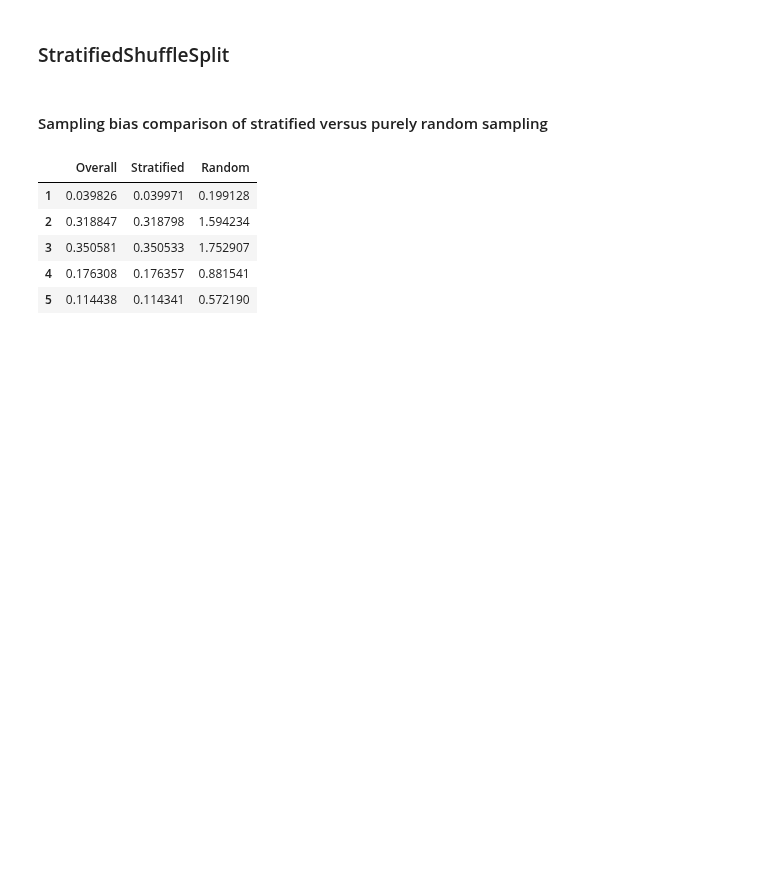
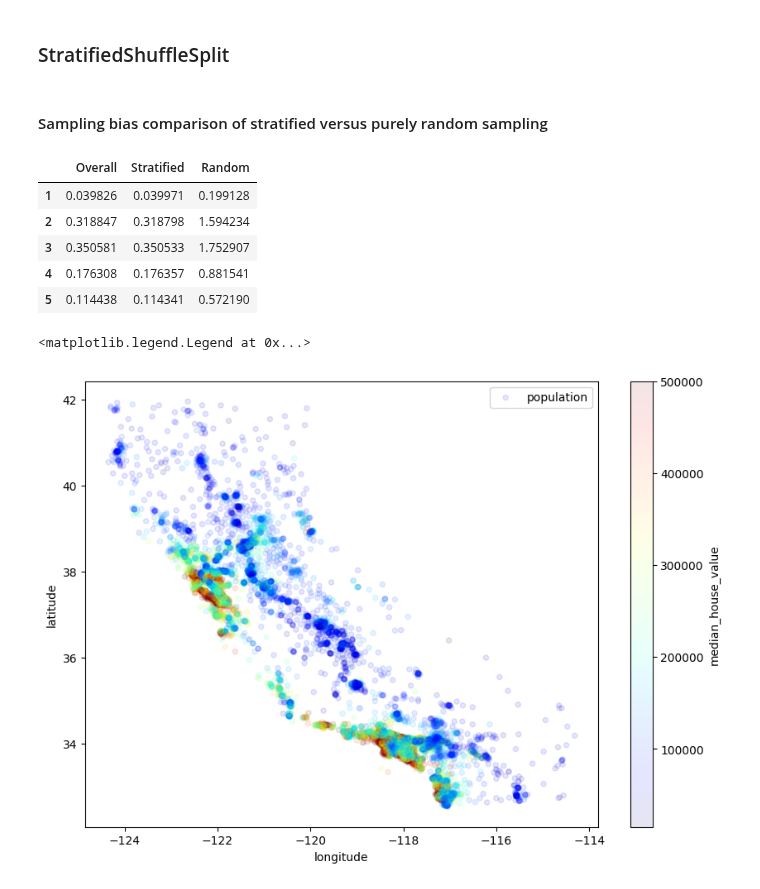
Before and after one commit to KumudithaSilva/Sklearn-ML, a Jupyter notebook: house-price.ipynb, the cells around one changed output. Saved outputs shown, nothing was run; the diff lists cells and outputs as text; code cells hidden in the pictures; blank space fills up the shorter version.

Commit message:
Visualizing Geographical Data

```diff
--- a/house-price.ipynb
+++ b/house-price.ipynb
@@ -135,0 +139,10 @@ comparison_df
+# %%
+housing = strat_train_set.copy()
+# %%
+# Visualizing Geographical Data
+housing.plot(kind="scatter", x="longitude", y="latitude", alpha=0.1, label="population", figsize=(10, 7),
+             c="median_house_value", cmap=plt.get_cmap("jet"), colorbar=True)
+plt.legend()
+# %% [output]
+<matplotlib.legend.Legend at 0x...>
+[figure, added]
```
Also changed, not shown: parts of 1 cell of this notebook.
